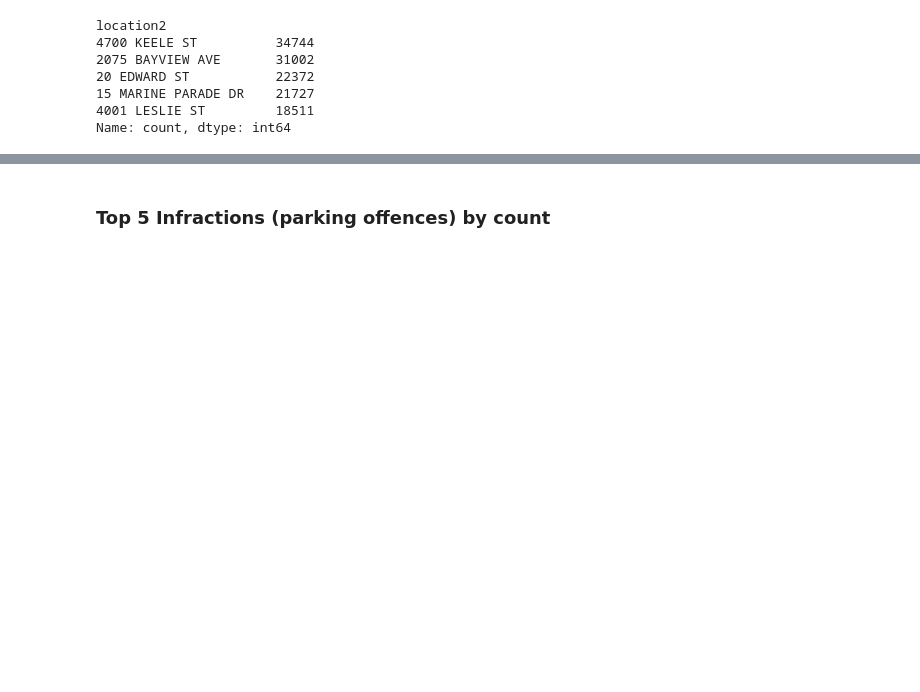
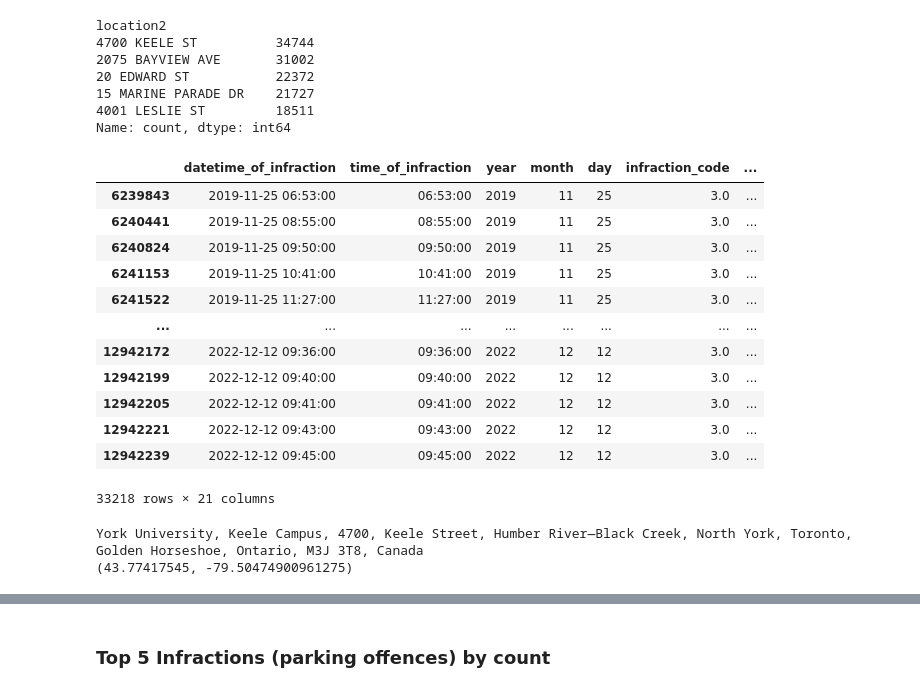
Before and after one commit to tilovashahrin/Toronto_ParkingTicket_Capstone, a Jupyter notebook: Notebooks/1. Cleaning and EDA.ipynb, the cells around one changed output, grey strips where cells are left out. Saved outputs shown, nothing was run; the diff lists cells and outputs as text; code cells hidden in the pictures; blank space fills up the shorter version.

```diff
--- a/Notebooks/1. Cleaning and EDA.ipynb
+++ b/Notebooks/1. Cleaning and EDA.ipynb
@@ -353,6 +353,8 @@ Seems most tickets are received between 11 and 12 with a whopping 140k tickets i
 # %% [markdown]
 <a id='addinfr'></a>
 ### Top 5 addresses with the most infractions by count
+# %%
+parking_df = pd.read_csv('../data/parking_df.csv')
 # %%
 #top 5 addresses with the most infractions by count
 df_merged['location2'].value_counts().head(5)
@@ -364,3 +366,30 @@ location2
 15 MARINE PARADE DR    21727
 4001 LESLIE ST         18511
 Name: count, dtype: int64
+# %%
+parking_df[parking_df['location2'] == '4700 KEELE ST, TORONTO, ON, CANADA']
+# %% [output]
+|  | datetime_of_infraction | time_of_infraction | year | month | day | infraction_code | ... |
+| 6239843 | 2019-11-25 06:53:00 | 06:53:00 | 2019 | 11 | 25 | 3.0 | ... |
+| 6240441 | 2019-11-25 08:55:00 | 08:55:00 | 2019 | 11 | 25 | 3.0 | ... |
+| 6240824 | 2019-11-25 09:50:00 | 09:50:00 | 2019 | 11 | 25 | 3.0 | ... |
+| 6241153 | 2019-11-25 10:41:00 | 10:41:00 | 2019 | 11 | 25 | 3.0 | ... |
+| 6241522 | 2019-11-25 11:27:00 | 11:27:00 | 2019 | 11 | 25 | 3.0 | ... |
+| ... | ... | ... | ... | ... | ... | ... | ... |
+| 12942172 | 2022-12-12 09:36:00 | 09:36:00 | 2022 | 12 | 12 | 3.0 | ... |
+| 12942199 | 2022-12-12 09:40:00 | 09:40:00 | 2022 | 12 | 12 | 3.0 | ... |
+| 12942205 | 2022-12-12 09:41:00 | 09:41:00 | 2022 | 12 | 12 | 3.0 | ... |
+| 12942221 | 2022-12-12 09:43:00 | 09:43:00 | 2022 | 12 | 12 | 3.0 | ... |
+| 12942239 | 2022-12-12 09:45:00 | 09:45:00 | 2022 | 12 | 12 | 3.0 | ... |
+33218 rows × 21 columns
+# %%
+import pandas as pd
+from geopy.geocoders import Nominatim
+
+geolocator = Nominatim(user_agent="toronto-parking-application")
+location = geolocator.geocode("4700 KEELE ST TORONTO ON CANADA")
+print(location.address)
+print((location.latitude, location.longitude))
+# %% [output]
+York University, Keele Campus, 4700, Keele Street, Humber River—Black Creek, North York, Toronto, Golden Horseshoe, Ontario, M3J 3T8, Canada
+(43.77417545, -79.50474900961275)
```
Also changed, not shown: parts of 6 cells of this notebook, 3 other files.
